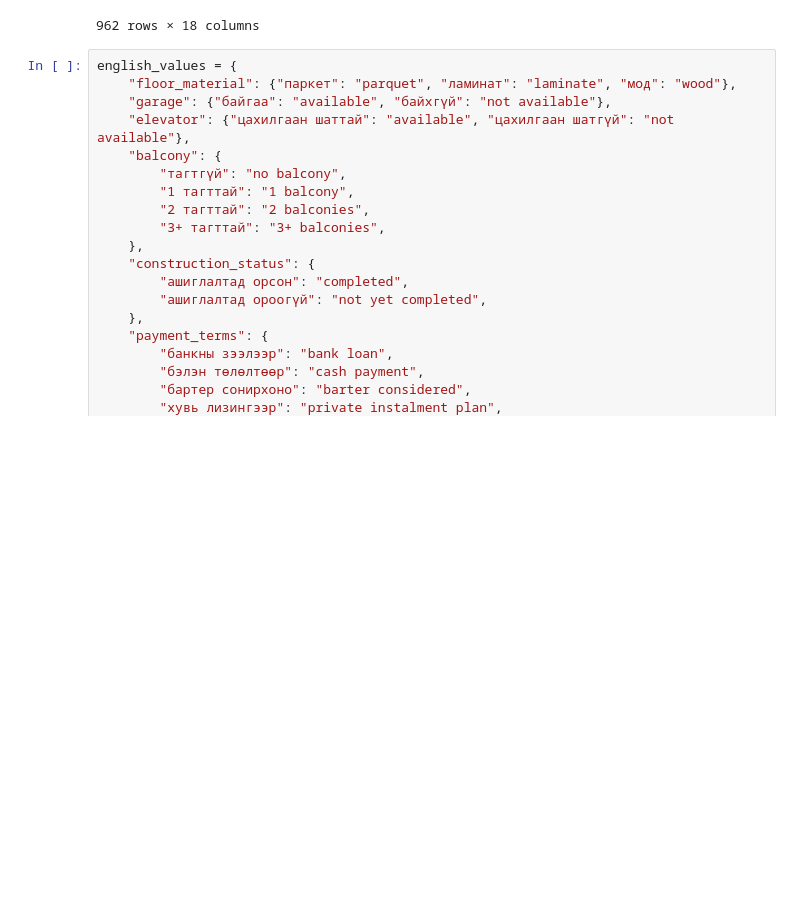
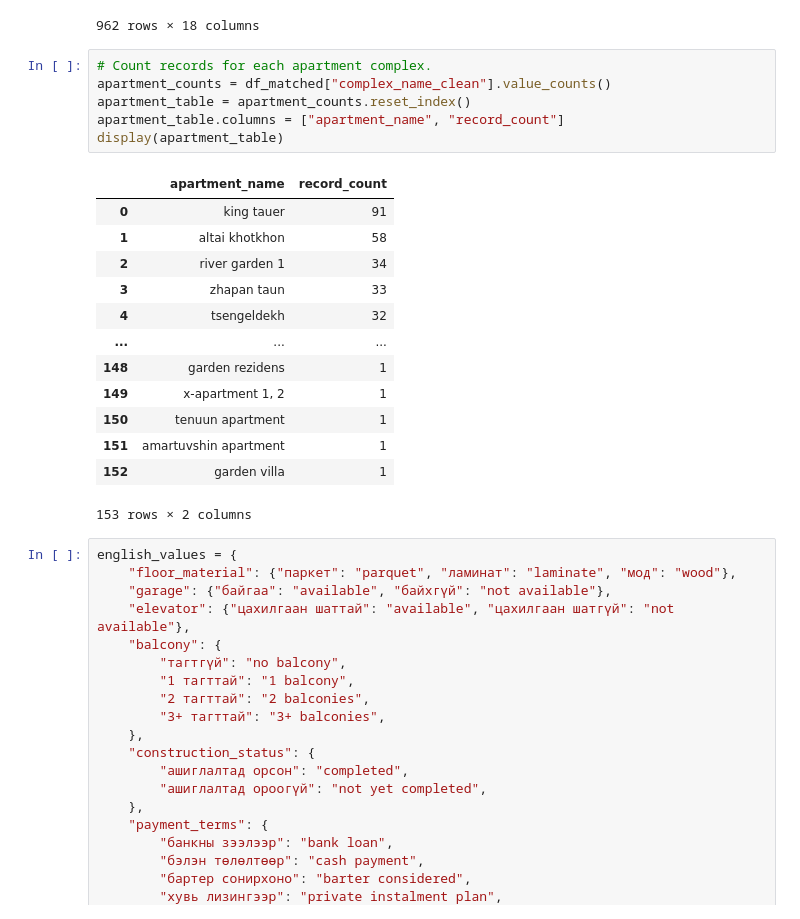
Before and after one commit to 2026328-Dashzeveg-Purevtogtokh/Machine-Learning-Sep26, a Jupyter notebook: CA1-ML-Apartment-Price-Prediction/notebooks/2026328_Machine_Learning_CA1_V1.ipynb, the cells around one changed output. Drawn from its saved outputs; the diff is of its cells as text; blank space fills up the shorter version.

```diff
--- a/CA1-ML-Apartment-Price-Prediction/notebooks/2026328_Machine_Learning_CA1_V1.ipynb
+++ b/CA1-ML-Apartment-Price-Prediction/notebooks/2026328_Machine_Learning_CA1_V1.ipynb
@@ -729,6 +727,26 @@ df_matched
 | 3763 | 275000000 | 3 | bayanzurkh | паркет | 2 тагттай | 2021 | байхгүй | вакум | ... |
 | 3770 | 663000000 | 3 | bayanzurkh | паркет | 2 тагттай | 2019 | байгаа | вакум | ... |
 962 rows × 18 columns
+# %%
+# Count records for each apartment complex.
+apartment_counts = df_matched["complex_name_clean"].value_counts()
+apartment_table = apartment_counts.reset_index()
+apartment_table.columns = ["apartment_name", "record_count"]
+display(apartment_table)
+# %% [output]
+|  | apartment_name | record_count |
+| 0 | king tauer | 91 |
+| 1 | altai khotkhon | 58 |
+| 2 | river garden 1 | 34 |
+| 3 | zhapan taun | 33 |
+| 4 | tsengeldekh | 32 |
+| ... | ... | ... |
+| 148 | garden rezidens | 1 |
+| 149 | x-apartment 1, 2 | 1 |
+| 150 | tenuun apartment | 1 |
+| 151 | amartuvshin apartment | 1 |
+| 152 | garden villa | 1 |
+153 rows × 2 columns
 # %%
 english_values = {
     "floor_material": {"паркет": "parquet", "ламинат": "laminate", "мод": "wood"},
```
Also changed, not shown: parts of 20 cells of this notebook.
